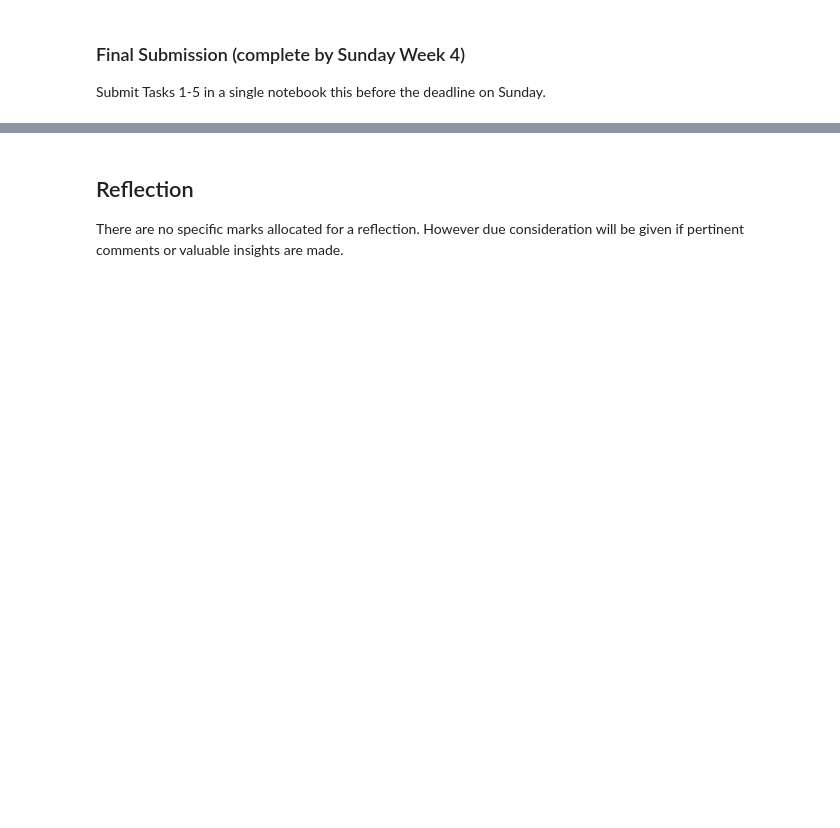
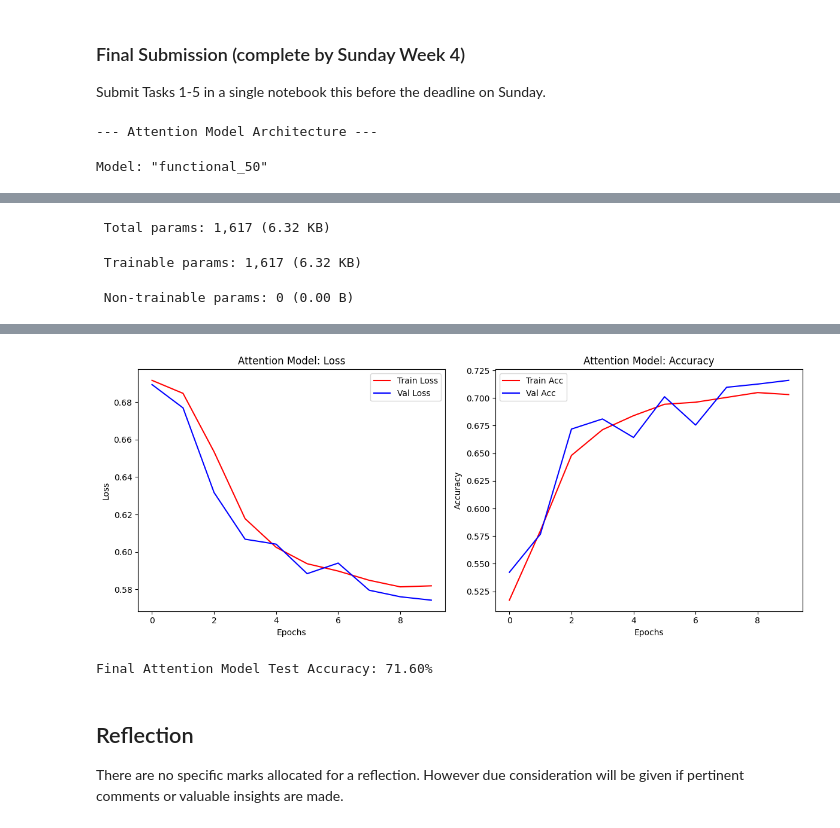
Before and after one commit to barry-clarke/CS5004, a Jupyter notebook: Etivity2_24325082_Tasks5.ipynb, the cells around one changed output, grey strips where cells are left out. Cells and saved outputs as stored; diff of their text form; code cells hidden in the pictures; blank space fills up the shorter version.

```diff
--- a/Etivity2_24325082_Tasks5.ipynb
+++ b/Etivity2_24325082_Tasks5.ipynb
@@ -124,3 +130,78 @@ plt.plot()
 Submit Tasks 1-5 in a single notebook this before the deadline on Sunday.
 # %%
 ## Add additional code cells to implememt the tasks stated above
+# %%
+from tensorflow.keras.models import Model
+from tensorflow.keras.layers import Input, Embedding, Dense, Dropout, Attention, GlobalAveragePooling1D, AveragePooling1D
+import matplotlib.pyplot as plt
+
+# 1. Maintain the required hyperparameters
+top_words = 100
+max_review_length = 500
+embedding_vector_length = 16
+nepoch_attention = 10 # Set to 10 for a good balance of speed and visual results
+
+# 2. Construct the Attention-Only Model (Strictly using permitted layers)
+inputs = Input(shape=(max_review_length,))
+x = Embedding(input_dim=top_words, output_dim=embedding_vector_length)(inputs)
+
+# 'Sensible' step: Downsample for speed without losing the 100-word signal
+x = AveragePooling1D(pool_size=2)(x)
+x = Dropout(0.2)(x)
+
+# Self-Attention mechanism
+attention_output = Attention()([x, x])
+
+# Pool and predict
+x = GlobalAveragePooling1D()(attention_output)
+x = Dropout(0.2)(x)
+outputs = Dense(1, activation='sigmoid')(x)
+
+# 3. Initialise and Compile
+attention_model = Model(inputs=inputs, outputs=outputs)
+attention_model.compile(loss='binary_crossentropy', optimizer='adam', metrics=['accuracy'])
+
+# --- Output 1: Model Summary ---
+print("--- Attention Model Architecture ---")
+attention_model.summary()
+
+# --- Output 2: Training Phase ---
+print("\n--- Training Phase ---")
+history_attention = attention_model.fit(
+    X_train, Sc_train,
+    validation_data=(X_test, Sc_test),
+    epochs=nepoch_attention,
+    batch_size=256
+)
+
+# --- Output 3: Visualisation (Matching your RNN style) ---
+# Create a figure with two subplots for a cleaner dashboard look
+plt.figure(figsize=(12, 5))
+
+# Plot 1: Loss Curves
+plt.subplot(1, 2, 1)
+plt.plot(range(nepoch_attention), history_attention.history['loss'], c='r', label='Train Loss')
+plt.plot(range(nepoch_attention), history_attention.history['val_loss'], c='b', label='Val Loss')
+plt.title('Attention Model: Loss')
+plt.xlabel('Epochs')
+plt.ylabel('Loss')
+plt.legend()
+
+# Plot 2: Accuracy Curves
+plt.subplot(1, 2, 2)
+plt.plot(range(nepoch_attention), history_attention.history['accuracy'], c='r', label='Train Acc')
+plt.plot(range(nepoch_attention), history_attention.history['val_accuracy'], c='b', label='Val Acc')
+plt.title('Attention Model: Accuracy')
+plt.xlabel('Epochs')
+plt.ylabel('Accuracy')
+plt.legend()
+
+plt.tight_layout()
+plt.show()
+
+# --- Output 4: Final Quantitative Result ---
+test_loss, test_acc = attention_model.evaluate(X_test, Sc_test, verbose=0)
+print(f"\nFinal Attention Model Test Accuracy: {test_acc*100:.2f}%")
+# %% [output]
+--- Attention Model Architecture ---
+Model: "functional_50"
@@ -126,0 +225,3 @@ Submit Tasks 1-5 in a single notebook this before the deadline on Sunday.
+ Total params: 1,617 (6.32 KB)
+ Trainable params: 1,617 (6.32 KB)
+ Non-trainable params: 0 (0.00 B)
@@ -127,3 +245,5 @@ Submit Tasks 1-5 in a single notebook this before the deadline on Sunday.
+[figure, added]
+Final Attention Model Test Accuracy: 71.60%
 # %% [markdown]
 ## Reflection
 
```
Also changed, not shown: parts of 6 cells of this notebook.
